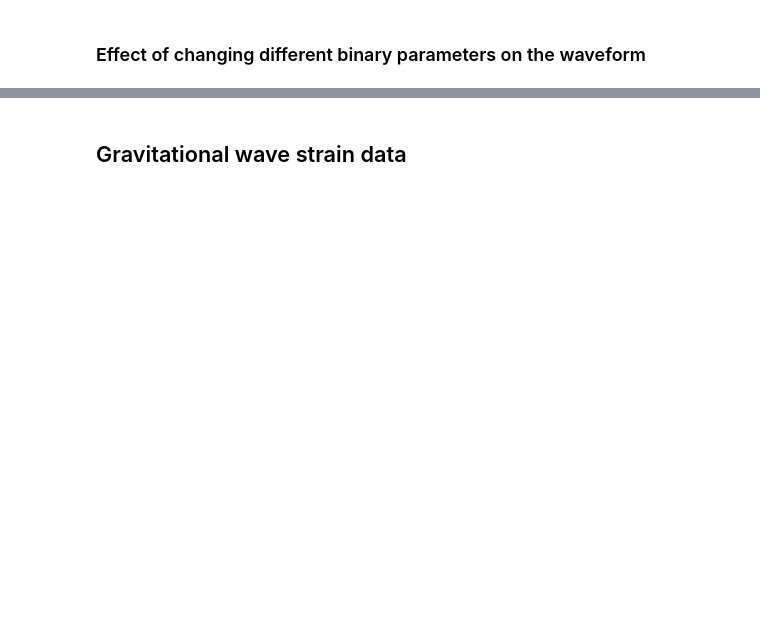
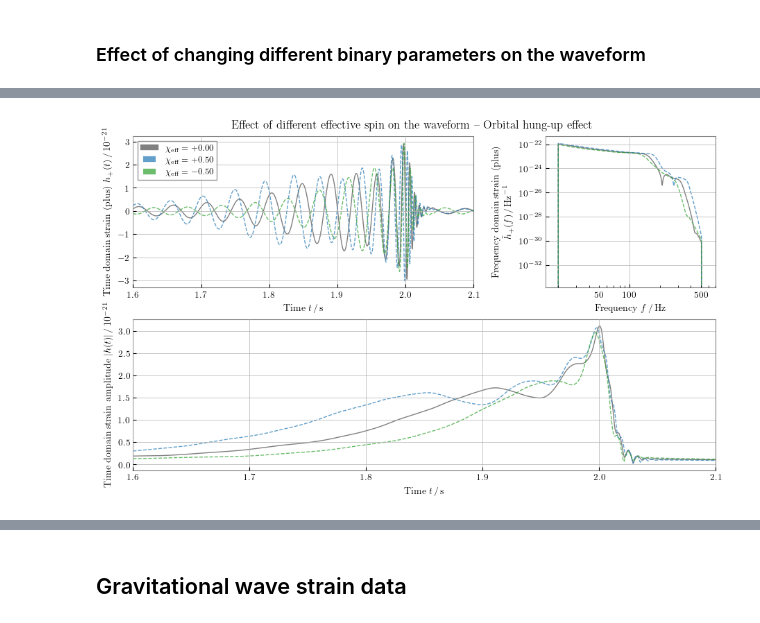
Before and after one commit to gravityhub-org/surip-summer-school-2026, a Jupyter notebook: PE_and_waveform_tutorial/PE_and_waveform_tutorial.ipynb, the cells around one changed output, grey strips where cells are left out. Drawn from its saved outputs; the diff is of its cells as text; code cells hidden in the pictures; blank space fills up the shorter version.

```diff
--- a/PE_and_waveform_tutorial/PE_and_waveform_tutorial.ipynb
+++ b/PE_and_waveform_tutorial/PE_and_waveform_tutorial.ipynb
@@ -166,0 +204,48 @@ fig2.savefig(outdir / 'effect_of_mass_ratio_on_waveform.pdf')
+# %%
+def compute_chi_eff(parameters):
+    spin_1z = parameters['a_1'] * np.cos(parameters['tilt_1'])
+    spin_2z = parameters['a_2'] * np.cos(parameters['tilt_2'])
+    if 'mass_ratio' in parameters:
+        mass_ratio = parameters['mass_ratio']
+    else:
+        mass_ratio = parameters['mass_2'] / parameters['mass_1']
+    chi_eff = (spin_1z + mass_ratio * spin_2z) / (1 + mass_ratio)
+    return chi_eff
+
+fig = plt.figure(figsize=(9, 5.5))
+Axes = fig.subplot_mosaic( [ ["td", "fd"], ["abs", "abs"], ], width_ratios=[2, 1])
+axes = list(Axes.values())
+fig.suptitle('Effect of different effective spin on the waveform -- Orbital hung-up effect')
+
+zero_spin_bbh = gw150914_parameters.copy()
+zero_spin_bbh['total_mass'] = 120.0
+zero_spin_bbh['a_1'] = 0.0
+zero_spin_bbh['a_2'] = 0.0
+zero_spin_bbh['tilt_1'] = 0.0
+zero_spin_bbh['tilt_2'] = 0.0
+zero_spin_bbh['phi_12'] = 0.0
+zero_spin_bbh['phi_jl'] = 0.0
+plot_waveform(wfm_gen, zero_spin_bbh, axes, c='grey')
+
+align_spin_bbh = zero_spin_bbh.copy()
+align_spin_bbh['a_1'] = 0.5
+align_spin_bbh['a_2'] = 0.5
+plot_waveform(wfm_gen, align_spin_bbh, axes, alpha=0.7, ls='--')
+
+anti_align_spin_bbh = align_spin_bbh.copy()
+anti_align_spin_bbh['tilt_1'] = np.pi
+anti_align_spin_bbh['tilt_2'] = np.pi
+plot_waveform(wfm_gen, anti_align_spin_bbh, axes, alpha=0.7, ls='--', c='C2')
+
+axes[0].legend(labels=[
+    fr'$\chi_{{\rm eff}} = {compute_chi_eff(params):+.2f}$'
+    for params in [zero_spin_bbh, align_spin_bbh, anti_align_spin_bbh]
+])
+
+axes[0].set_xlim(1.6, 2.1)
+axes[2].set_xlim(1.6, 2.1)
+axes[1].set_xlim(15, 700)
+
+fig.savefig(outdir / 'effect_of_chi_eff_on_waveform.pdf')
+# %% [output]
+[figure, added]
```
Also changed, not shown: parts of 25 cells of this notebook.
